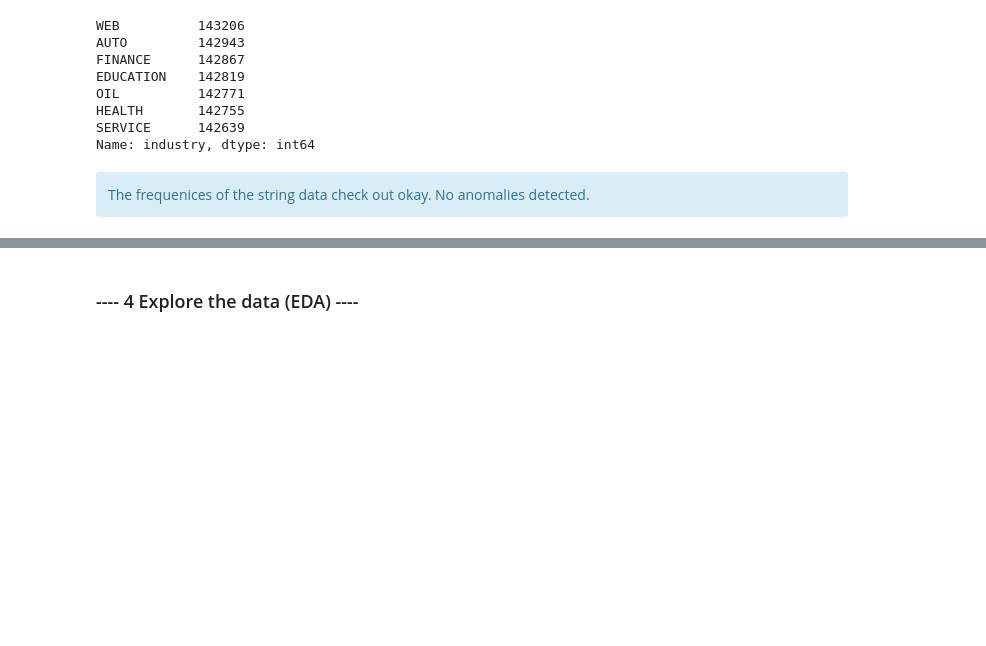
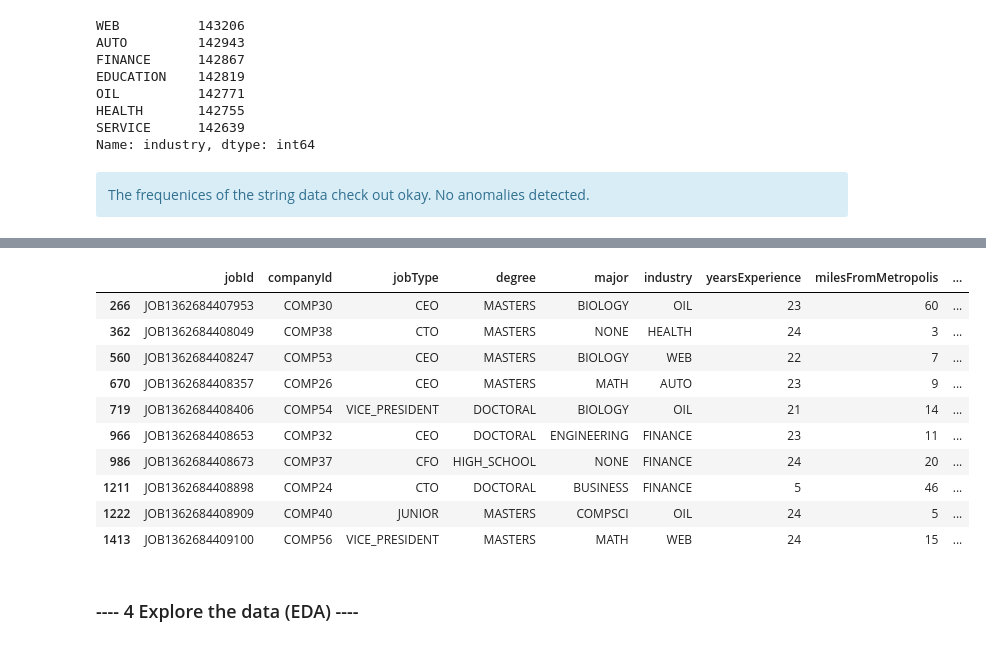
Before and after one commit to cdean4/salary-prediction-portfolio, a Jupyter notebook: SalaryProject.ipynb, the cells around one changed output, grey strips where cells are left out. Cells and saved outputs as stored; diff of their text form; code cells hidden in the pictures; blank space fills up the shorter version.

Commit message:
Check outliers for salary

```diff
--- a/SalaryProject.ipynb
+++ b/SalaryProject.ipynb
@@ -213,3 +213,16 @@ Name: industry, dtype: int64
 <div class="alert alert-block alert-info">
 The frequenices of the string data check out okay. No anomalies detected.
 </div>
+# %%
+# Check for outliers and see if anything needs to be remedied
+# Calculate IQR for salary
+
+Q1 = data_train['salary'].quantile(0.25)
+Q3 = data_train['salary'].quantile(0.75)
+IQR = Q3-Q1
+
+upper_bound = Q3 + (1.5 * IQR)
+lower_bound = Q1 - (1.5 * IQR)
+
+print("The upper bound for salary is: ", upper_bound)
+print("The lower bound for salary is: ", lower_bound)
@@ -216,3 +242,20 @@ The frequenices of the string data check out okay. No anomalies detected.
+# %%
+# Check records with salary greater than upper_bound = 220.5
+upper_outliers = data_train[data_train.salary > upper_bound]
+
+upper_outliers.head(10)
+# %% [output]
+|  | jobId | companyId | jobType | degree | major | industry | yearsExperience | milesFromMetropolis | ... |
+| 266 | JOB1362684407953 | COMP30 | CEO | MASTERS | BIOLOGY | OIL | 23 | 60 | ... |
+| 362 | JOB1362684408049 | COMP38 | CTO | MASTERS | NONE | HEALTH | 24 | 3 | ... |
+| 560 | JOB1362684408247 | COMP53 | CEO | MASTERS | BIOLOGY | WEB | 22 | 7 | ... |
+| 670 | JOB1362684408357 | COMP26 | CEO | MASTERS | MATH | AUTO | 23 | 9 | ... |
+| 719 | JOB1362684408406 | COMP54 | VICE_PRESIDENT | DOCTORAL | BIOLOGY | OIL | 21 | 14 | ... |
+| 966 | JOB1362684408653 | COMP32 | CEO | DOCTORAL | ENGINEERING | FINANCE | 23 | 11 | ... |
+| 986 | JOB1362684408673 | COMP37 | CFO | HIGH_SCHOOL | NONE | FINANCE | 24 | 20 | ... |
+| 1211 | JOB1362684408898 | COMP24 | CTO | DOCTORAL | BUSINESS | FINANCE | 5 | 46 | ... |
+| 1222 | JOB1362684408909 | COMP40 | JUNIOR | MASTERS | COMPSCI | OIL | 24 | 5 | ... |
+| 1413 | JOB1362684409100 | COMP56 | VICE_PRESIDENT | MASTERS | MATH | WEB | 24 | 15 | ... |
 # %% [markdown]
 ### ---- 4 Explore the data (EDA) ----
 # %%
```
Also changed, not shown: parts of 3 cells of this notebook.
